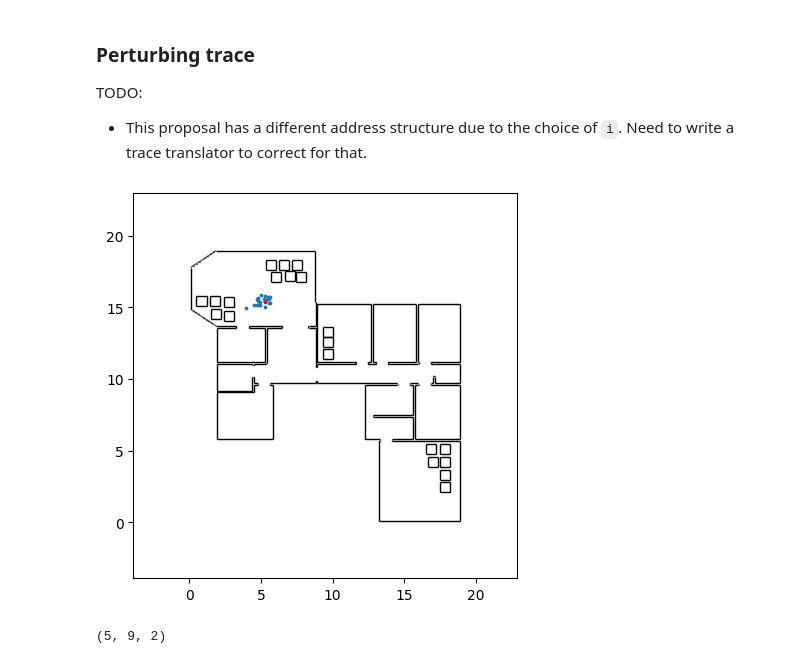
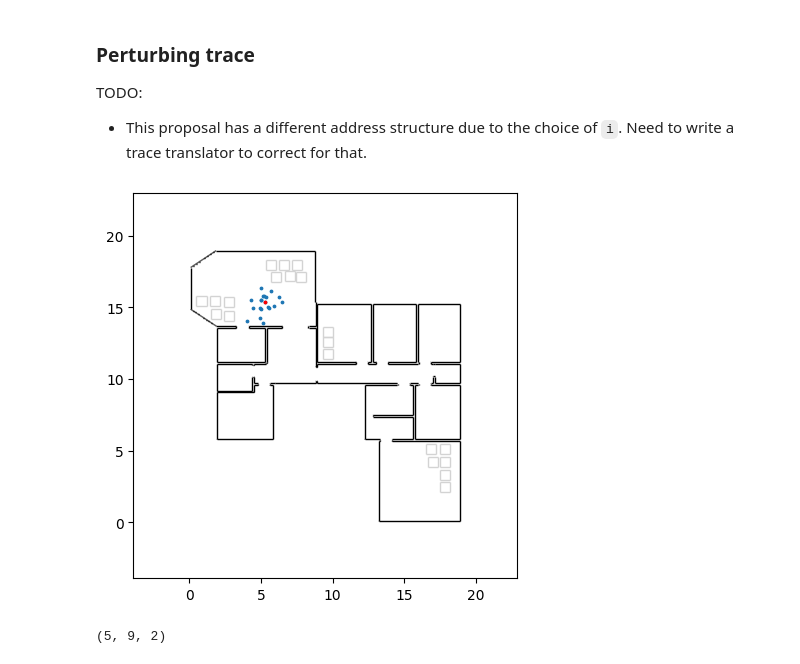
Before and after one commit to mirkoklukas/bayes3d, a Jupyter notebook: scripts/notebooks/_mkl/04c - 2d Slam in Bayes3D - Hierarchical.ipynb, the cells around one changed output. Cells and saved outputs as stored; diff of their text form; code cells hidden in the pictures.

```diff
--- a/scripts/notebooks/_mkl/04c - 2d Slam in Bayes3D - Hierarchical.ipynb
+++ b/scripts/notebooks/_mkl/04c - 2d Slam in Bayes3D - Hierarchical.ipynb
@@ -243,16 +243,19 @@ def make_img_dist(w:int, zmax:float):
             return Y[:,:,:3]
 
         def logpdf(self, X, Y, sig, outlier):
-            return threedp3_likelihood(X,Y, sig**2, outlier, 10.0, w)
+            return threedp3_likelihood(X,Y, sig**2, outlier, 100.0, w)
             # return constrained_lh(X, Y, zmax, sig, outlier, w)
 
     return B3DImageDist()
 # %%
+from bayes3d._mkl.likelihood import make_marginalized_baseline_model
 def make_model(w:int, zmax:float):
 
     # TODO: Note that we shouldn't have to do this!
     # There is an underlying bug. Ask McCoy if the issue got resolved yet.
     b3d_img_dist = make_img_dist(w, zmax)
+
+    sensor_model = make_marginalized_baseline_model(w, zmax)
 
     @gen
     def model(inds):
@@ -265,10 +268,10 @@ def make_model(w:int, zmax:float):
         Y = render(lift_pose(x,hd), inds)
 
         # Sample Hyper Parameters
-        sig     = uniform(0.0001, 1.) @ "sig"
-        outlier = uniform(0.0001, 1.) @ "outlier"
+        sig     = uniform(0.0, 1.) @ "sig"
+        outlier = uniform(0.0, 1.) @ "outlier"
 
-        X = b3d_img_dist(Y, sig, outlier) @ "img"
+        X = sensor_model.inline(Y, sig, outlier=0.0)
 
         return pack_2dpose(x, hd), X[0,:,[0,2]].T
 
@@ -286,7 +289,7 @@ t = 40
 zmax    = 100.0
 sig     = 0.1
 outlier = 0.1
-w       = 7
+w       = 5
 
 model = make_model(w, zmax)
 ch = choice_map({
@@ -402,35 +405,37 @@ TODO:
 # %%
 # Get true pose and observations
 p0, xs = tr0.get_retval()
 X0 = tr0["img"]
 
 key = keysplit(key)
 
 N = 20
 # _importance_sampling_jit = jit(partial(_importance_sampling, N=N))
 
 
 obs = genjax.choice_map({
     "img": X0
 })
 
 keys, (trs, ws, _) = _importance_sampling(key,
                                          model,  (jnp.array([0]),), obs,
                                          anchored_pose_prior, (p0, .5, 15),
                                          N=N)
 
 
 # -----------------------
 plt.figure(figsize=(5,5))
 ax = plt.gca()
 ax.set_aspect(1)
 PAD = 4; zoom_in(ax, _bb, PAD);
 plot_segs(ax, _segs, c="k", zorder=1)
-plot_segs(ax, _boxes, c="k", zorder=1)
+plot_segs(ax, _boxes, c="lightgray", zorder=1)
 ax.scatter(*trs['x'].T, s=3, c="C0")
 ax.scatter(*p0[:2], s=3, c="r")
+
+# plot_tr(trs.slice(0), None, title="test")
 # %% [output]
-[figure, old version]
+[figure, new version]
 # %%
 def argmax_axes(a, axes=None):
     if axes is None: return jnp.argmax(a)
```
Also changed, not shown: parts of 11 cells of this notebook, 9 other files.
